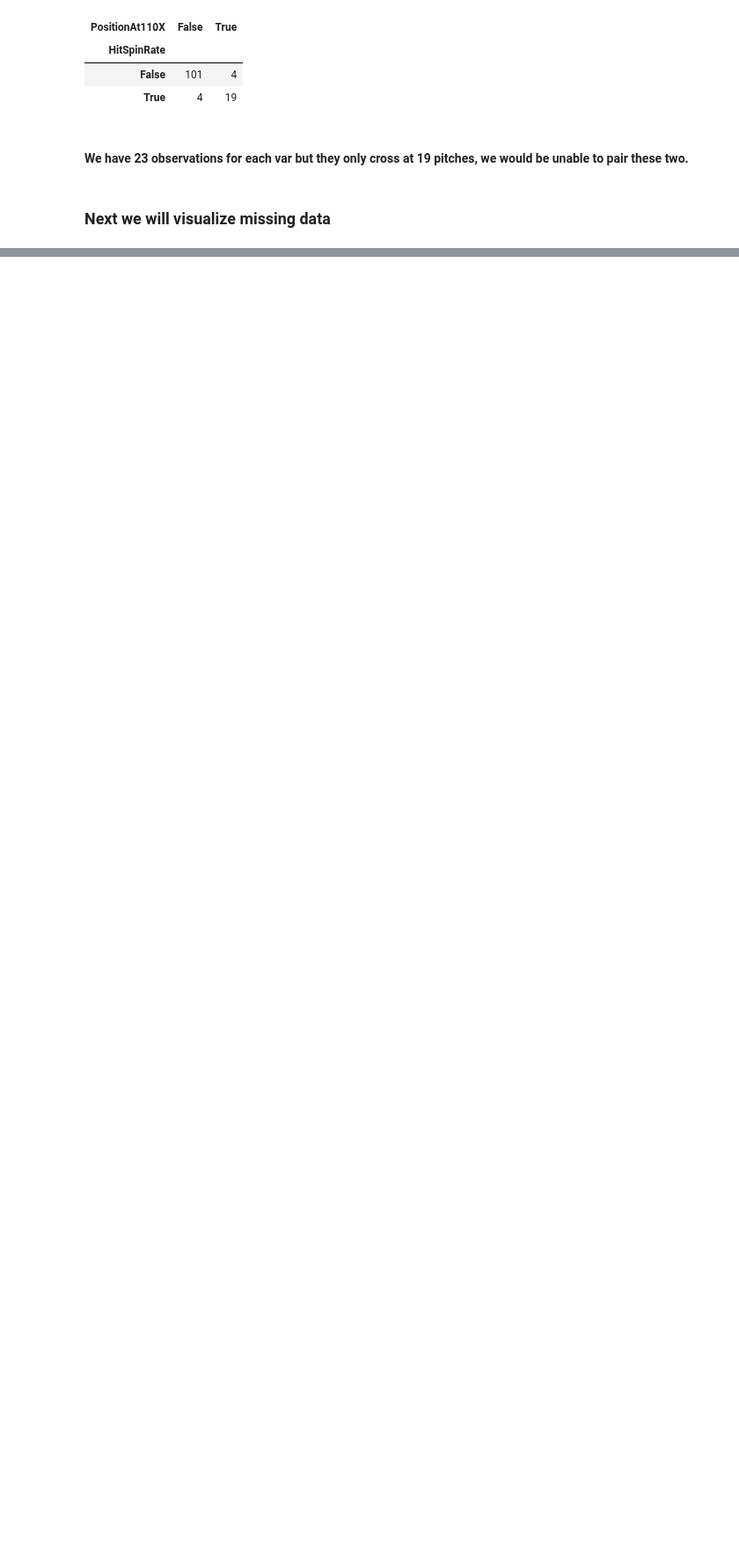
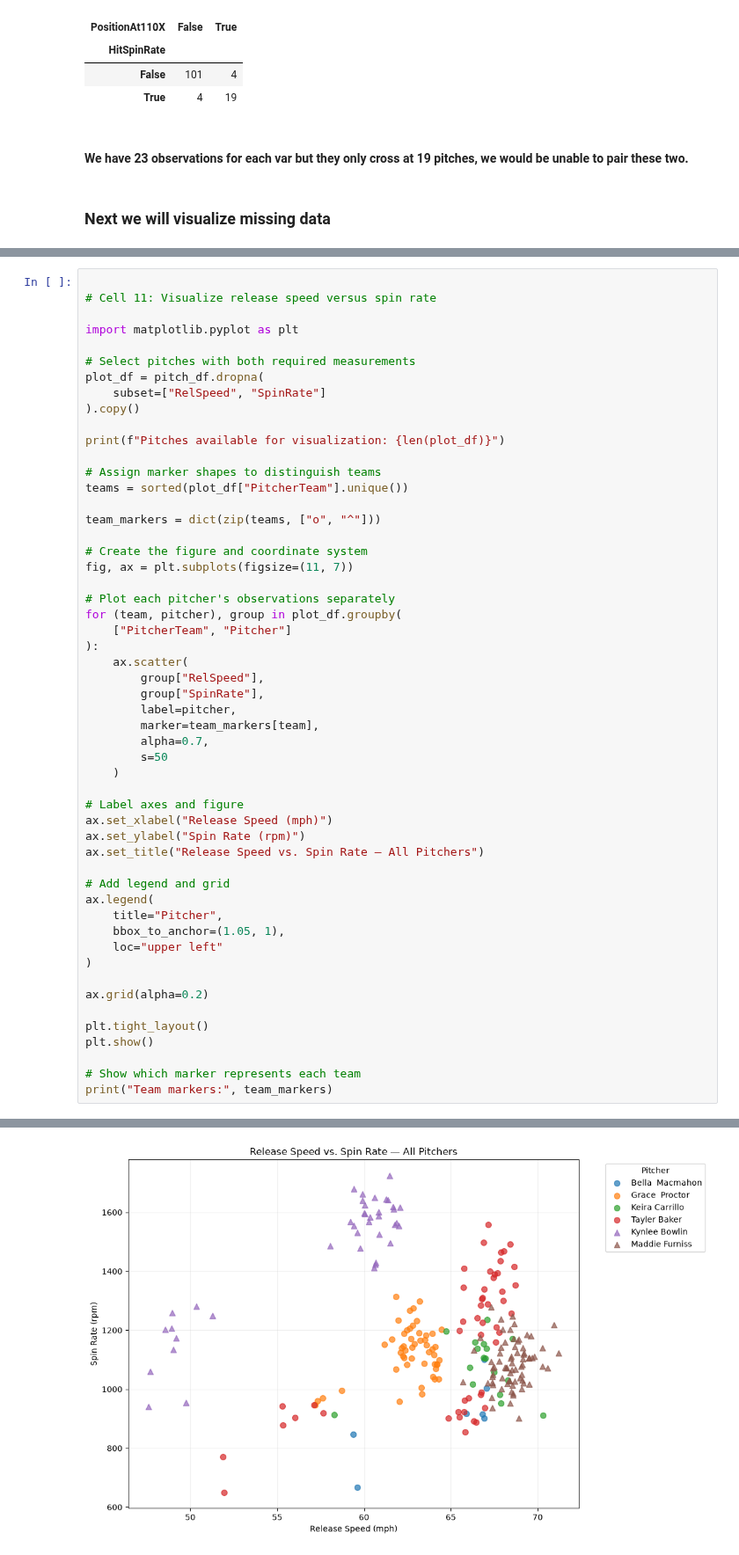
Before and after one commit to mikeSheehey/Tabular_Project_DATA4380, a Jupyter notebook: tabular/soft_stat.ipynb, the cells around one changed output, grey strips where cells are left out. Shown at 88% size. Cells and saved outputs as stored; diff of their text form; blank space fills up the shorter version.

```diff
--- a/tabular/soft_stat.ipynb
+++ b/tabular/soft_stat.ipynb
@@ -222,0 +590,54 @@ plt.show()
+# %%
+
+# Cell 11: Visualize release speed versus spin rate
+
+import matplotlib.pyplot as plt
+
+# Select pitches with both required measurements
+plot_df = pitch_df.dropna(
+    subset=["RelSpeed", "SpinRate"]
+).copy()
+
+print(f"Pitches available for visualization: {len(plot_df)}")
+
+# Assign marker shapes to distinguish teams
+teams = sorted(plot_df["PitcherTeam"].unique())
+
+team_markers = dict(zip(teams, ["o", "^"]))
+
+# Create the figure and coordinate system
+fig, ax = plt.subplots(figsize=(11, 7))
+
+# Plot each pitcher's observations separately
+for (team, pitcher), group in plot_df.groupby(
+    ["PitcherTeam", "Pitcher"]
+):
+    ax.scatter(
+        group["RelSpeed"],
+        group["SpinRate"],
+        label=pitcher,
+        marker=team_markers[team],
+        alpha=0.7,
+        s=50
+    )
+
+# Label axes and figure
+ax.set_xlabel("Release Speed (mph)")
+ax.set_ylabel("Spin Rate (rpm)")
+ax.set_title("Release Speed vs. Spin Rate — All Pitchers")
+
+# Add legend and grid
+ax.legend(
+    title="Pitcher",
+    bbox_to_anchor=(1.05, 1),
+    loc="upper left"
+)
+
+ax.grid(alpha=0.2)
+
+plt.tight_layout()
+plt.show()
+
+# Show which marker represents each team
+print("Team markers:", team_markers)
+# %% [output]
@@ -222,0 +645 @@ plt.show()
+[figure, added]
```
Also changed, not shown: parts of 27 cells of this notebook.
